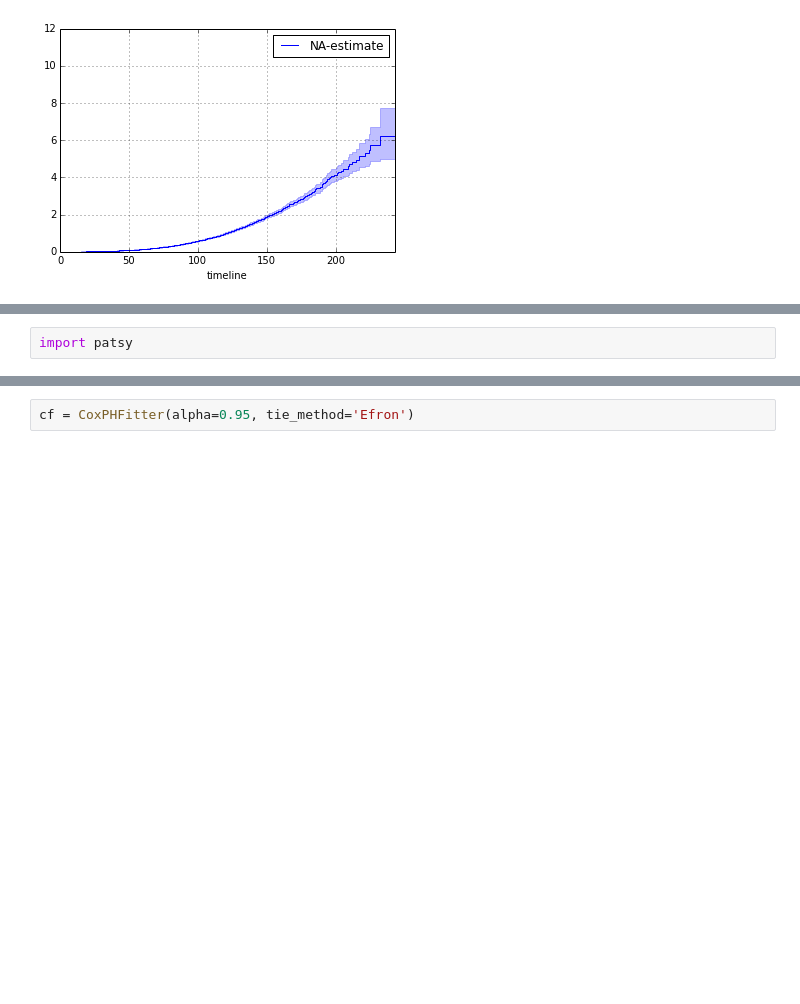
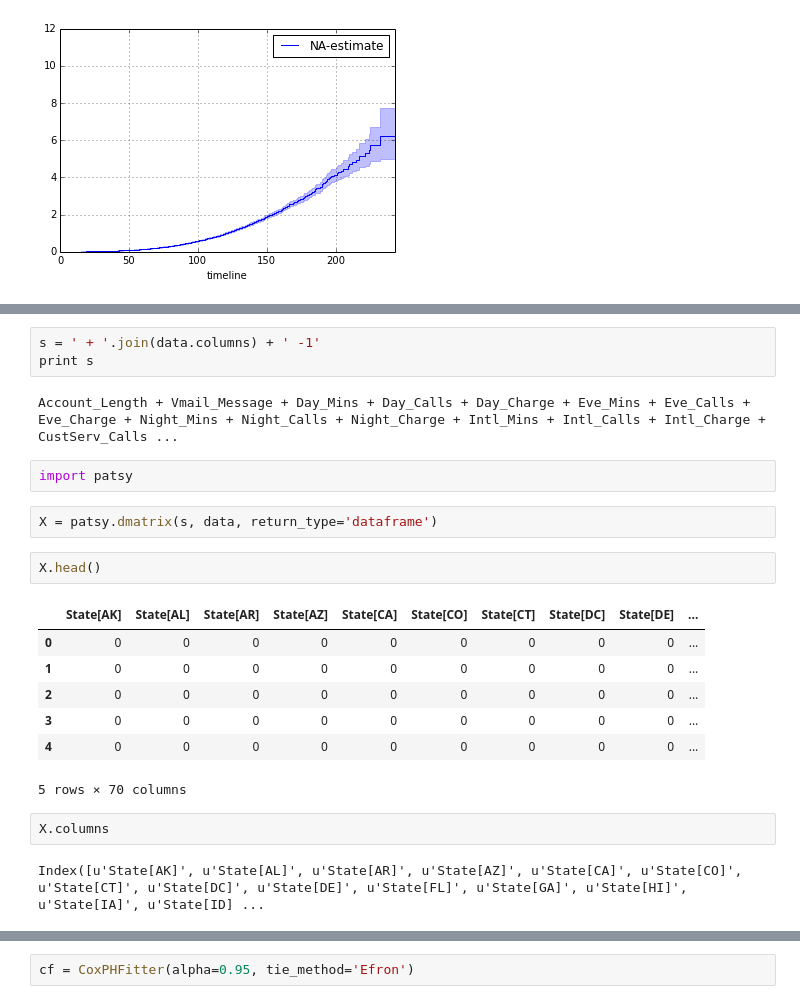
Before and after one commit to srepho/srepho.github.io, a Jupyter notebook: Survival/sa.ipynb, the cells around one changed output, grey strips where cells are left out. Drawn from its saved outputs; the diff is of its cells as text; blank space fills up the shorter version.

```diff
--- a/Survival/sa.ipynb
+++ b/Survival/sa.ipynb
@@ -37,2 +52,23 @@ timeline
+# %%
+s = ' + '.join(data.columns) + ' -1'
+print s
+# %% [output]
+Account_Length + Vmail_Message + Day_Mins + Day_Calls + Day_Charge + Eve_Mins + Eve_Calls + Eve_Charge + Night_Mins + Night_Calls + Night_Charge + Intl_Mins + Intl_Calls + Intl_Charge + CustServ_Calls ...
 # %%
 import patsy
+# %%
+X = patsy.dmatrix(s, data, return_type='dataframe')
+# %%
+X.head()
+# %% [output]
+|  | State[AK] | State[AL] | State[AR] | State[AZ] | State[CA] | State[CO] | State[CT] | State[DC] | State[DE] | ... |
+| 0 | 0 | 0 | 0 | 0 | 0 | 0 | 0 | 0 | 0 | ... |
+| 1 | 0 | 0 | 0 | 0 | 0 | 0 | 0 | 0 | 0 | ... |
+| 2 | 0 | 0 | 0 | 0 | 0 | 0 | 0 | 0 | 0 | ... |
+| 3 | 0 | 0 | 0 | 0 | 0 | 0 | 0 | 0 | 0 | ... |
+| 4 | 0 | 0 | 0 | 0 | 0 | 0 | 0 | 0 | 0 | ... |
+5 rows × 70 columns
+# %%
+X.columns
+# %% [output]
+Index([u'State[AK]', u'State[AL]', u'State[AR]', u'State[AZ]', u'State[CA]', u'State[CO]', u'State[CT]', u'State[DC]', u'State[DE]', u'State[FL]', u'State[GA]', u'State[HI]', u'State[IA]', u'State[ID] ...
```
Also changed, not shown: parts of 15 cells of this notebook, 4 other files.
